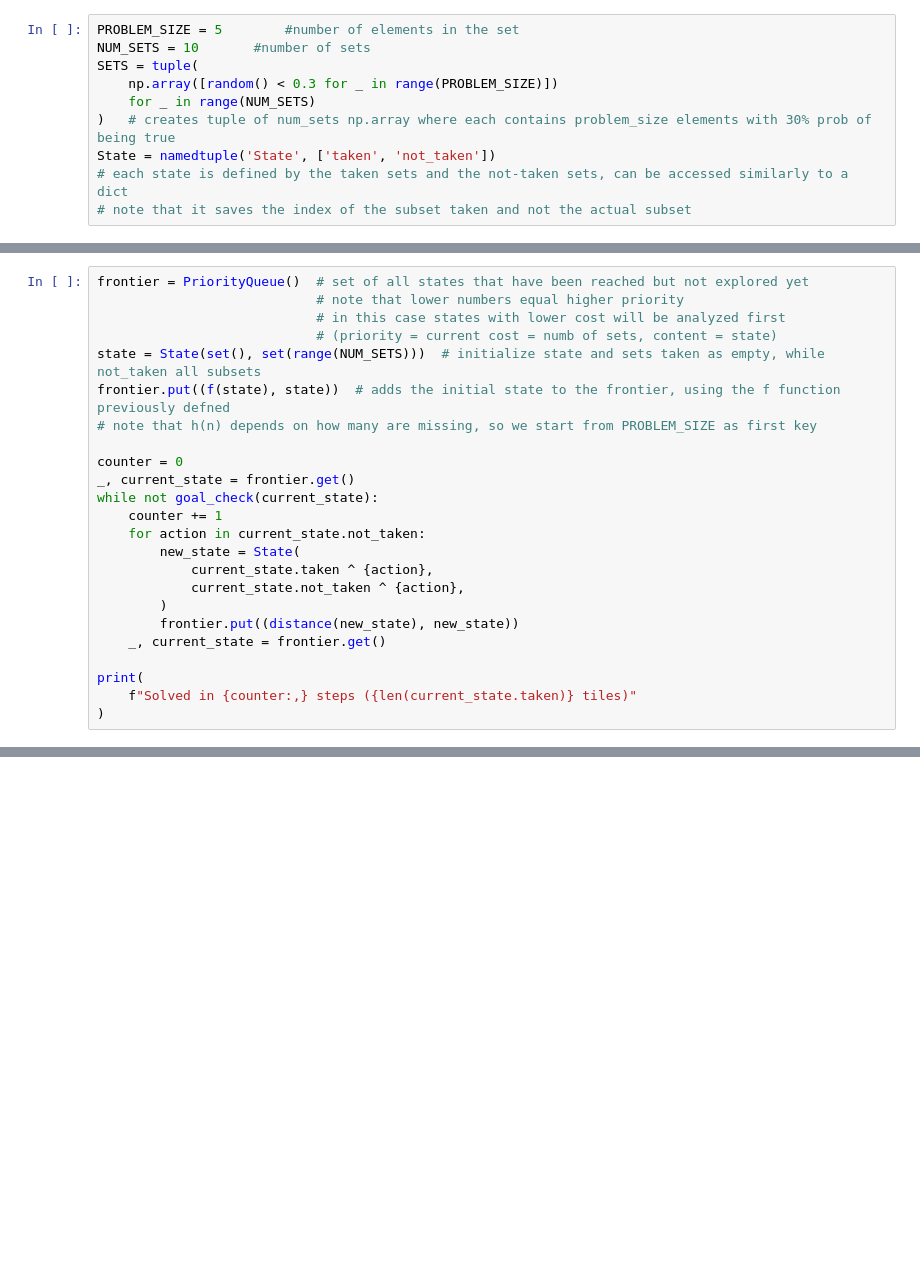
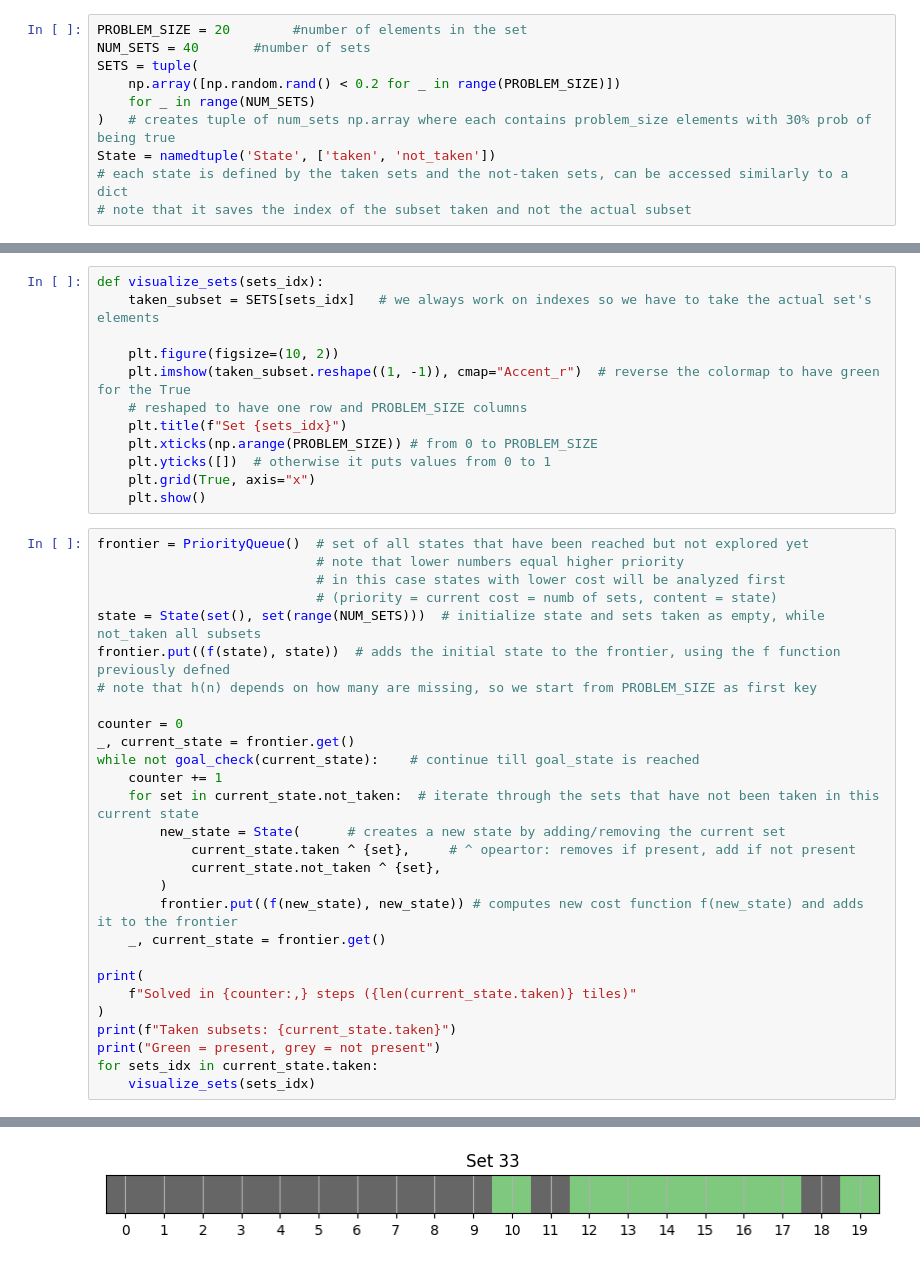
Before and after one commit to Raoolo/computational_intelligence, a Jupyter notebook: Lab1/set_covering_Astar.ipynb, the cells around one changed output, grey strips where cells are left out. Cells and saved outputs as stored; diff of their text form; blank space fills up the shorter version.

Commit message:
Add files via upload
Implemented function from class, added visualization of the taken sets

```diff
--- a/Lab1/set_covering_Astar.ipynb
+++ b/Lab1/set_covering_Astar.ipynb
@@ -6,10 +6,10 @@ from queue import PriorityQueue, SimpleQueue, LifoQueue
 
 import numpy as np
 # %%
-PROBLEM_SIZE = 5        #number of elements in the set
-NUM_SETS = 10       #number of sets
+PROBLEM_SIZE = 20        #number of elements in the set
+NUM_SETS = 40       #number of sets
 SETS = tuple(
-    np.array([random() < 0.3 for _ in range(PROBLEM_SIZE)])
+    np.array([np.random.rand() < 0.2 for _ in range(PROBLEM_SIZE)])
     for _ in range(NUM_SETS)
 )   # creates tuple of num_sets np.array where each contains problem_size elements with 30% prob of being true
 State = namedtuple('State', ['taken', 'not_taken'])
@@ -59,3 +92,15 @@ assert goal_check(
+# %%
+def visualize_sets(sets_idx):
+    taken_subset = SETS[sets_idx]   # we always work on indexes so we have to take the actual set's elements
+
+    plt.figure(figsize=(10, 2))
+    plt.imshow(taken_subset.reshape((1, -1)), cmap="Accent_r")  # reverse the colormap to have green for the True
+    # reshaped to have one row and PROBLEM_SIZE columns
+    plt.title(f"Set {sets_idx}")
+    plt.xticks(np.arange(PROBLEM_SIZE)) # from 0 to PROBLEM_SIZE
+    plt.yticks([])  # otherwise it puts values from 0 to 1
+    plt.grid(True, axis="x")
+    plt.show()
 # %%
 frontier = PriorityQueue()  # set of all states that have been reached but not explored yet
                             # note that lower numbers equal higher priority
@@ -67,17 +112,21 @@ frontier.put((f(state), state))  # adds the initial state to the frontier, using
 
 counter = 0
 _, current_state = frontier.get()
-while not goal_check(current_state):
+while not goal_check(current_state):    # continue till goal_state is reached
     counter += 1
-    for action in current_state.not_taken:
-        new_state = State(
-            current_state.taken ^ {action},
-            current_state.not_taken ^ {action},
+    for set in current_state.not_taken:  # iterate through the sets that have not been taken in this current state
+        new_state = State(      # creates a new state by adding/removing the current set
+            current_state.taken ^ {set},     # ^ opeartor: removes if present, add if not present
+            current_state.not_taken ^ {set},
         )
-        frontier.put((distance(new_state), new_state))
+        frontier.put((f(new_state), new_state)) # computes new cost function f(new_state) and adds it to the frontier
     _, current_state = frontier.get()
 
 print(
     f"Solved in {counter:,} steps ({len(current_state.taken)} tiles)"
 )
+print(f"Taken subsets: {current_state.taken}")
+print("Green = present, grey = not present")
+for sets_idx in current_state.taken:
+    visualize_sets(sets_idx)
 # %% [output]
@@ -84,0 +136 @@ NameError: name 'PriorityQueue' is not defined
+[figure, added]
```
Also changed, not shown: parts of 4 cells of this notebook.
